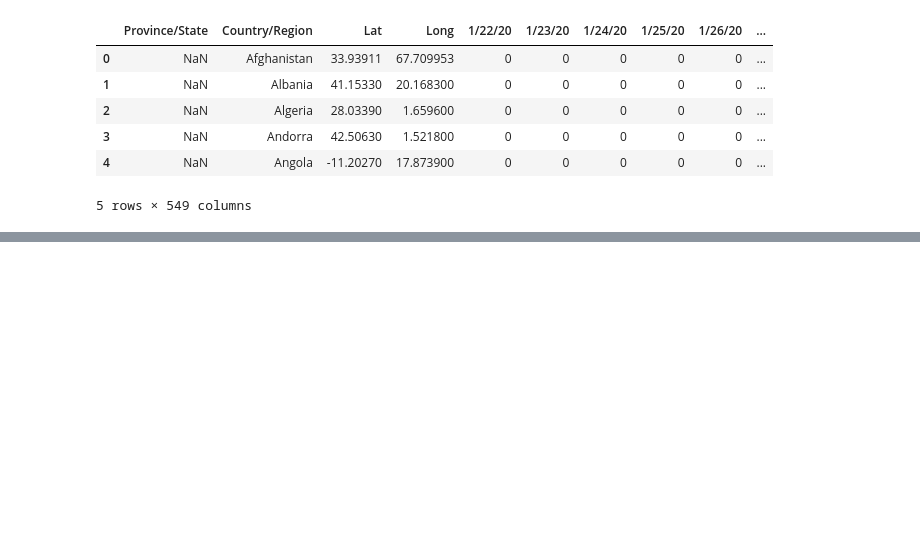
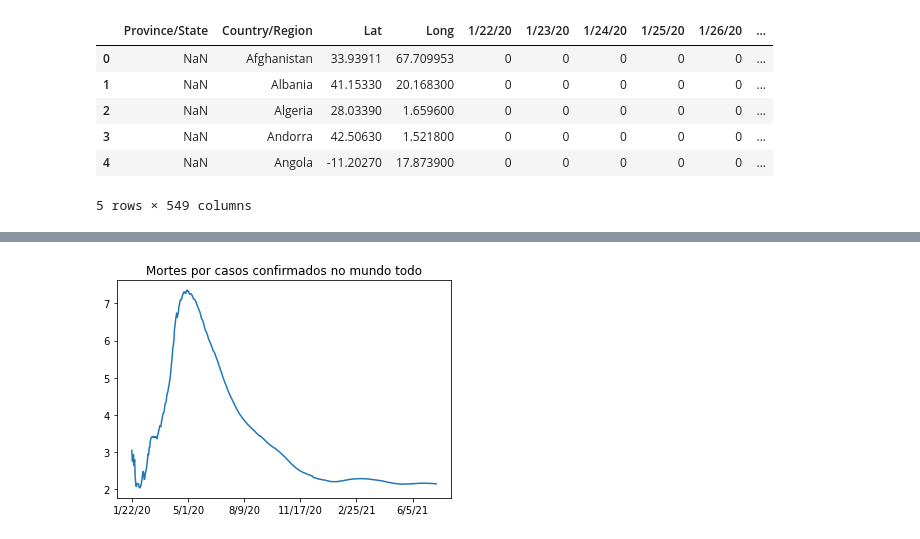
Before and after one commit to Helsonfs/Estudos_data_science_cvirus, a Jupyter notebook: Estudos_Data_Science_Covid_19.ipynb, the cells around one changed output, grey strips where cells are left out. Cells and saved outputs as stored; diff of their text form; code cells hidden in the pictures; blank space fills up the shorter version.

```diff
--- a/Estudos_Data_Science_Covid_19.ipynb
+++ b/Estudos_Data_Science_Covid_19.ipynb
@@ -678,3 +678,8 @@ confirmados.head()
 | 3 | NaN | Andorra | 42.50630 | 1.521800 | 0 | 0 | 0 | 0 | 0 | ... |
 | 4 | NaN | Angola | -11.20270 | 17.873900 | 0 | 0 | 0 | 0 | 0 | ... |
 5 rows × 549 columns
+# %%
+grupo_por_dia = pd.DataFrame([confirmados.sum()[3:-2], recuperados.sum()[3:], mortos.sum()[3:]],
+             index=["confirmados", "recuperados", "mortos"]).T
+
+grupo_por_dia.head()
@@ -680,0 +693,3 @@ confirmados.head()
+# %%
+grupo_por_dia['letalidade_por_dia1'] = grupo_por_dia['mortos'] / grupo_por_dia['confirmados'] * 100
+grupo_por_dia['letalidade_por_dia2'] = grupo_por_dia['mortos'] / (grupo_por_dia['mortos'] + grupo_por_dia['recuperados']) * 100
@@ -680,0 +705,6 @@ confirmados.head()
+# %%
+grupo_por_dia['letalidade_por_dia1'].plot()
+plt.title("Mortes por casos confirmados no mundo todo")
+plt.show()
+# %% [output]
+[figure, added]
```
Also changed, not shown: parts of 7 cells of this notebook.
